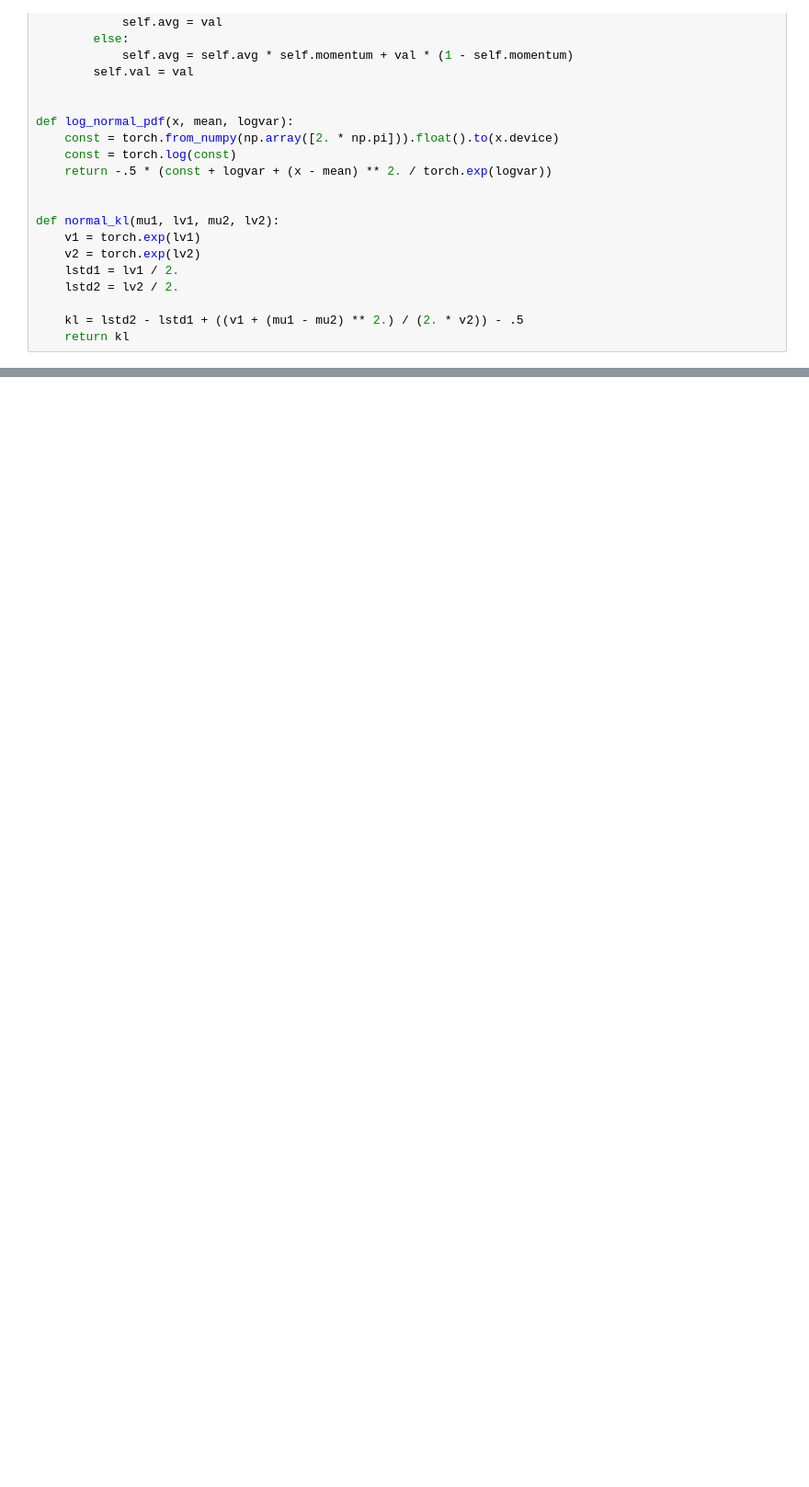
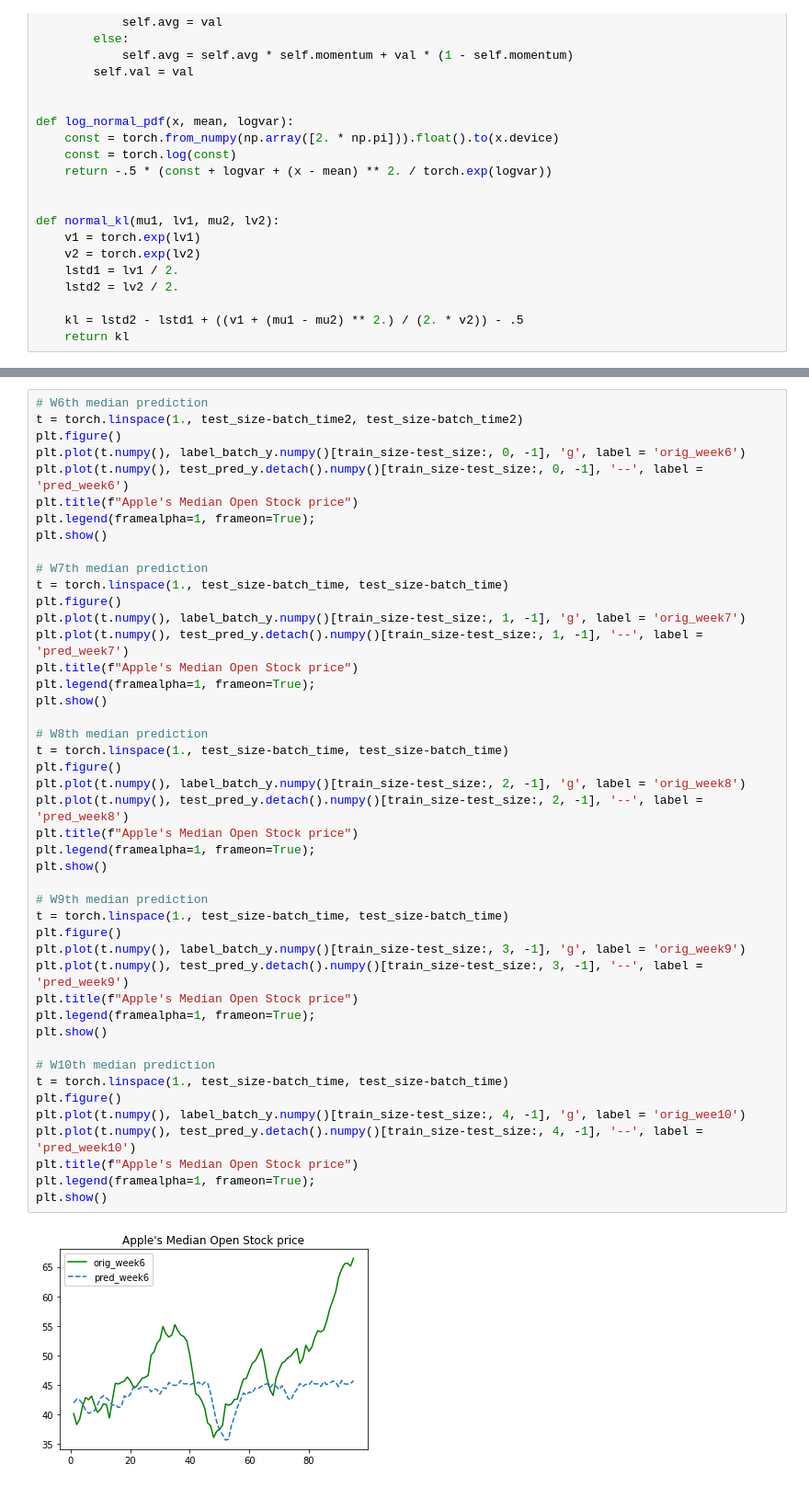
Before and after one commit to OmkarMehta/SSFwithNODE, a Jupyter notebook: simple-data-generator/latent_ode_median.ipynb, the cells around one changed output, grey strips where cells are left out. Shown at 92% size. Drawn from its saved outputs; the diff is of its cells as text; blank space fills up the shorter version.

```diff
--- a/simple-data-generator/latent_ode_median.ipynb
+++ b/simple-data-generator/latent_ode_median.ipynb
@@ -380,0 +648,47 @@ torch.Size([395, 6, 5])
+# %%
+# W6th median prediction
+t = torch.linspace(1., test_size-batch_time2, test_size-batch_time2)
+plt.figure()
+plt.plot(t.numpy(), label_batch_y.numpy()[train_size-test_size:, 0, -1], 'g', label = 'orig_week6')
+plt.plot(t.numpy(), test_pred_y.detach().numpy()[train_size-test_size:, 0, -1], '--', label = 'pred_week6')
+plt.title(f"Apple's Median Open Stock price")
+plt.legend(framealpha=1, frameon=True);
+plt.show()
+
+# W7th median prediction
+t = torch.linspace(1., test_size-batch_time, test_size-batch_time)
+plt.figure()
+plt.plot(t.numpy(), label_batch_y.numpy()[train_size-test_size:, 1, -1], 'g', label = 'orig_week7')
+plt.plot(t.numpy(), test_pred_y.detach().numpy()[train_size-test_size:, 1, -1], '--', label = 'pred_week7')
+plt.title(f"Apple's Median Open Stock price")
+plt.legend(framealpha=1, frameon=True);
+plt.show()
+
+# W8th median prediction
+t = torch.linspace(1., test_size-batch_time, test_size-batch_time)
+plt.figure()
+plt.plot(t.numpy(), label_batch_y.numpy()[train_size-test_size:, 2, -1], 'g', label = 'orig_week8')
+plt.plot(t.numpy(), test_pred_y.detach().numpy()[train_size-test_size:, 2, -1], '--', label = 'pred_week8')
+plt.title(f"Apple's Median Open Stock price")
+plt.legend(framealpha=1, frameon=True);
+plt.show()
+
+# W9th median prediction
+t = torch.linspace(1., test_size-batch_time, test_size-batch_time)
+plt.figure()
+plt.plot(t.numpy(), label_batch_y.numpy()[train_size-test_size:, 3, -1], 'g', label = 'orig_week9')
+plt.plot(t.numpy(), test_pred_y.detach().numpy()[train_size-test_size:, 3, -1], '--', label = 'pred_week9')
+plt.title(f"Apple's Median Open Stock price")
+plt.legend(framealpha=1, frameon=True);
+plt.show()
+
+# W10th median prediction
+t = torch.linspace(1., test_size-batch_time, test_size-batch_time)
+plt.figure()
+plt.plot(t.numpy(), label_batch_y.numpy()[train_size-test_size:, 4, -1], 'g', label = 'orig_wee10')
+plt.plot(t.numpy(), test_pred_y.detach().numpy()[train_size-test_size:, 4, -1], '--', label = 'pred_week10')
+plt.title(f"Apple's Median Open Stock price")
+plt.legend(framealpha=1, frameon=True);
+plt.show()
+# %% [output]
+[figure, added]
```
Also changed, not shown: parts of 37 cells of this notebook.
